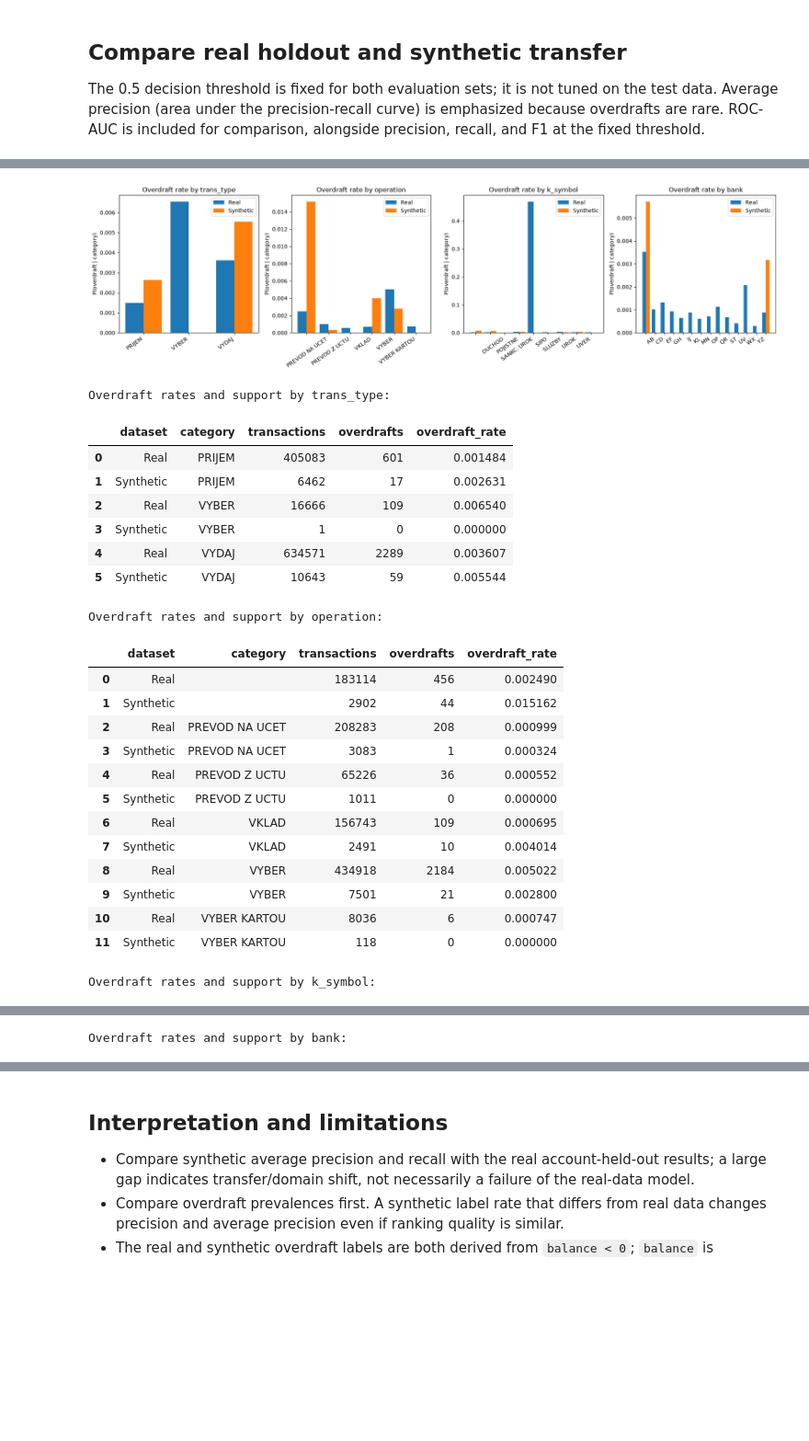
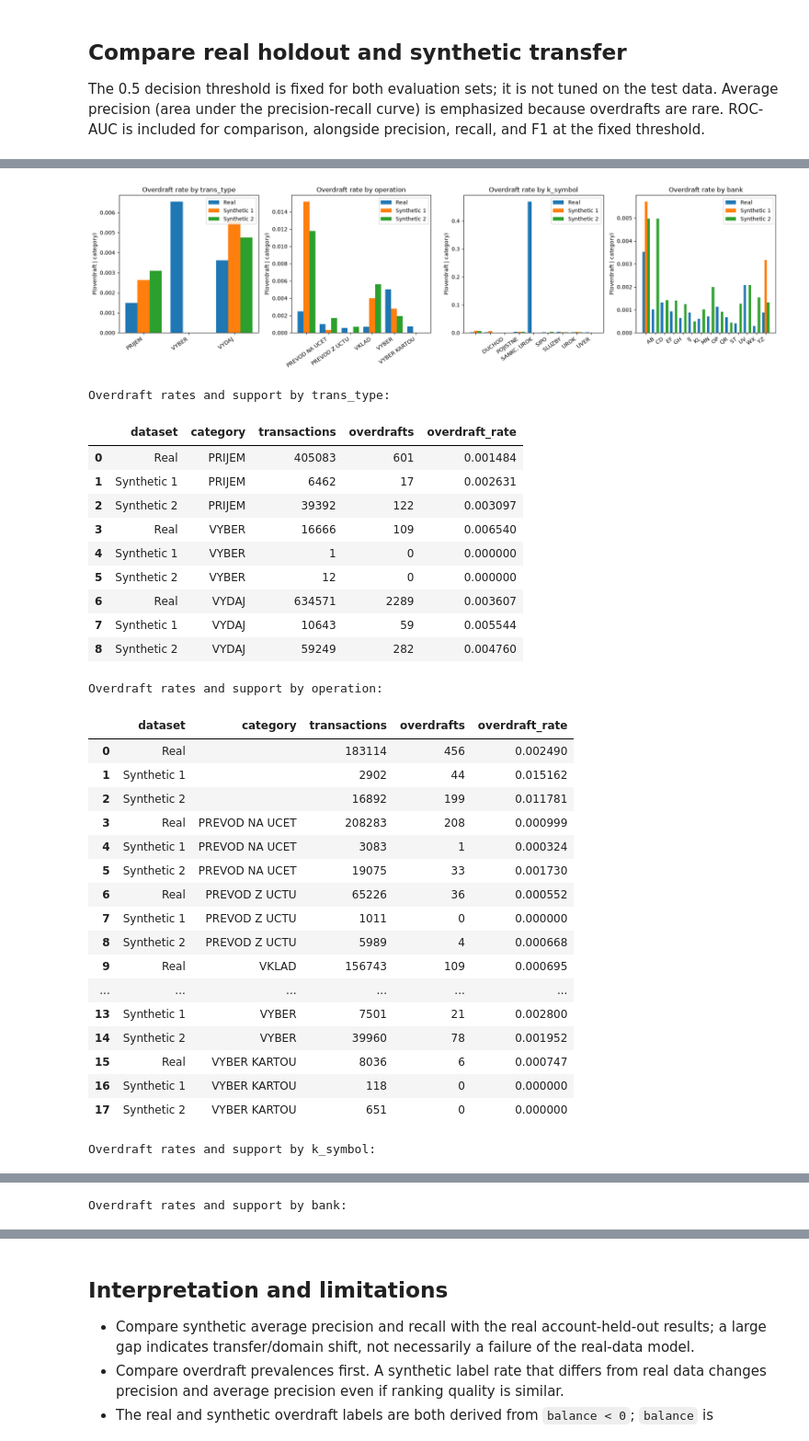
Before and after one commit to arashms/vector-bootcamp-synthetic-data, a Jupyter notebook: implementations/tabular_data/multi_table/anomaly_detection/overdraft_detection.ipynb, the cells around one changed output, grey strips where cells are left out. Shown at 92% size. Drawn from its saved outputs; the diff is of its cells as text; code cells hidden in the pictures; blank space fills up the shorter version.

```diff
--- a/implementations/tabular_data/multi_table/anomaly_detection/overdraft_detection.ipynb
+++ b/implementations/tabular_data/multi_table/anomaly_detection/overdraft_detection.ipynb
@@ -51,19 +51,24 @@ ROOT = find_project_root()
 BERKA_DIR = ROOT / "implementations/tabular_data/multi_table/data/berka"
 RAW_TRANS_PATH = BERKA_DIR / "raw_data/trans.csv"
 ENCODERS_PATH = BERKA_DIR / "label_encoders.pkl"
-SYNTHETIC_TRANS_PATH = (
+SYNTHETIC1_TRANS_PATH = (
     ROOT
     / "implementations/tabular_data/multi_table/results/ClavaDDPM_notebook/trans/synthetic_final/trans_synthetic.csv"
 )
+SYNTHETIC2_TRANS_PATH = (
+    ROOT
+    / "implementations/tabular_data/multi_table/results2/ClavaDDPM_notebook/trans/synthetic_final/trans_synthetic.csv"
+)
 
-for path in (RAW_TRANS_PATH, ENCODERS_PATH, SYNTHETIC_TRANS_PATH):
+for path in (RAW_TRANS_PATH, ENCODERS_PATH, SYNTHETIC1_TRANS_PATH, SYNTHETIC2_TRANS_PATH):
     if not path.is_file():
         raise FileNotFoundError(f"Required dataset/preprocessing artifact not found: {path}")
 
 os.chdir(ROOT)
 print(f"Project root: {ROOT}")
 print(f"Real transactions: {RAW_TRANS_PATH}")
-print(f"Synthetic transactions: {SYNTHETIC_TRANS_PATH}")
+print(f"Synthetic transactions: {SYNTHETIC1_TRANS_PATH}")
+print(f"Synthetic2 transactions: {SYNTHETIC2_TRANS_PATH}")
 # %% [output]
 Project root: /home/coder/synthetic-data-bootcamp
 Real transactions: /home/coder/synthetic-data-bootcamp/implementations/tabular_data/multi_table/data/berka/raw_data/trans.csv
@@ -262,12 +284,14 @@ def evaluate_dataset(name: str, data: pd.DataFrame) -> tuple[dict[str, float], n
     print(confusion_matrix(y_true, predictions, labels=[0, 1]))
     return scores, y_true, probabilities
 
-real_test_scores, y_real_test, p_real_test = evaluate_dataset("Real held-out accounts", real_test)
-synthetic_scores, y_synthetic, p_synthetic = evaluate_dataset("Synthetic transactions", synthetic)
+evaluation_datasets = {"Real held-out": real_test, **synthetic_datasets}
+evaluation_results = {}
+evaluation_scores = {}
+for dataset_name, data in evaluation_datasets.items():
+    scores, y_true, probabilities = evaluate_dataset(dataset_name, data)
+    evaluation_results[dataset_name] = (y_true, probabilities)
+    evaluation_scores[dataset_name] = scores
 
-results = pd.DataFrame(
-    [real_test_scores, synthetic_scores],
-    index=["Real held-out", "Synthetic"],
-).astype({"rows": "int64"})
+results = pd.DataFrame.from_dict(evaluation_scores, orient="index").astype({"rows": "int64"})
 display(results)
 # %% [output]
@@ -294,9 +319,6 @@ Confusion matrix [ [TN, FP], [FN, TP] ]:
 # %%
 fig, ax = plt.subplots(figsize=(7, 5))
-for name, y_true, probabilities in [
-    ("Real held-out", y_real_test, p_real_test),
-    ("Synthetic", y_synthetic, p_synthetic),
-]:
+for name, (y_true, probabilities) in evaluation_results.items():
     precision, recall, _ = precision_recall_curve(y_true, probabilities)
     ax.plot(recall, precision, label=name)
 ax.set(title="Overdraft precision-recall curves", xlabel="Recall", ylabel="Precision")
@@ -369,7 +405,8 @@ categorical_rate_tables = {}
 fig, axes = plt.subplots(1, len(CATEGORICAL_FEATURES), figsize=(18, 5))
 for ax, column in zip(axes, CATEGORICAL_FEATURES, strict=False):
     records = []
-    for dataset_name, data in [("Real", real), ("Synthetic", synthetic)]:
+    datasets_for_rates = {"Real": real, **synthetic_datasets}
+    for dataset_name, data in datasets_for_rates.items():
         group_data = pd.DataFrame(
             {"category": category_labels_for_plot(data, column), TARGET: data[TARGET]},
         )
@@ -378,58 +415,66 @@ for ax, column in zip(axes, CATEGORICAL_FEATURES, strict=False):
             records.append(
                 {
                     "dataset": dataset_name,
                     "category": category,
                     "transactions": int(row["size"]),
                     "overdrafts": int(row["sum"]),
                     "overdraft_rate": float(row["mean"]),
                 },
             )
     rates = pd.DataFrame(records)
     categorical_rate_tables[column] = rates
     categories = sorted(rates["category"].unique())
     x = np.arange(len(categories))
-    width = 0.4
-    for offset, dataset_name in [(-width / 2, "Real"), (width / 2, "Synthetic")]:
+    width = 0.8 / len(datasets_for_rates)
+    for dataset_index, dataset_name in enumerate(datasets_for_rates):
+        offset = (dataset_index - (len(datasets_for_rates) - 1) / 2) * width
         subset = rates[rates["dataset"] == dataset_name].set_index("category")
         ax.bar(
             x + offset,
             [subset["overdraft_rate"].get(category, 0) for category in categories],
             width,
             label=dataset_name,
         )
     ax.set(title=f"Overdraft rate by {column}", ylabel="P(overdraft | category)")
     ax.set_xticks(x, categories, rotation=35, ha="right")
     ax.legend()
 fig.tight_layout()
 plt.show()
 
 for column, rates in categorical_rate_tables.items():
     print(f"Overdraft rates and support by {column}:")
     display(rates.sort_values(["category", "dataset"]).reset_index(drop=True))
 # %% [output]
-[figure, old version]
+[figure, new version]
 Overdraft rates and support by trans_type:
 |  | dataset | category | transactions | overdrafts | overdraft_rate |
 | 0 | Real | PRIJEM | 405083 | 601 | 0.001484 |
-| 1 | Synthetic | PRIJEM | 6462 | 17 | 0.002631 |
-| 2 | Real | VYBER | 16666 | 109 | 0.006540 |
-| 3 | Synthetic | VYBER | 1 | 0 | 0.000000 |
-| 4 | Real | VYDAJ | 634571 | 2289 | 0.003607 |
-| 5 | Synthetic | VYDAJ | 10643 | 59 | 0.005544 |
+| 1 | Synthetic 1 | PRIJEM | 6462 | 17 | 0.002631 |
+| 2 | Synthetic 2 | PRIJEM | 39392 | 122 | 0.003097 |
+| 3 | Real | VYBER | 16666 | 109 | 0.006540 |
+| 4 | Synthetic 1 | VYBER | 1 | 0 | 0.000000 |
+| 5 | Synthetic 2 | VYBER | 12 | 0 | 0.000000 |
+| 6 | Real | VYDAJ | 634571 | 2289 | 0.003607 |
+| 7 | Synthetic 1 | VYDAJ | 10643 | 59 | 0.005544 |
+| 8 | Synthetic 2 | VYDAJ | 59249 | 282 | 0.004760 |
 Overdraft rates and support by operation:
 |  | dataset | category | transactions | overdrafts | overdraft_rate |
 | 0 | Real |  | 183114 | 456 | 0.002490 |
-| 1 | Synthetic |  | 2902 | 44 | 0.015162 |
-| 2 | Real | PREVOD NA UCET | 208283 | 208 | 0.000999 |
-| 3 | Synthetic | PREVOD NA UCET | 3083 | 1 | 0.000324 |
-| 4 | Real | PREVOD Z UCTU | 65226 | 36 | 0.000552 |
-| 5 | Synthetic | PREVOD Z UCTU | 1011 | 0 | 0.000000 |
-| 6 | Real | VKLAD | 156743 | 109 | 0.000695 |
-| 7 | Synthetic | VKLAD | 2491 | 10 | 0.004014 |
-| 8 | Real | VYBER | 434918 | 2184 | 0.005022 |
-| 9 | Synthetic | VYBER | 7501 | 21 | 0.002800 |
-| 10 | Real | VYBER KARTOU | 8036 | 6 | 0.000747 |
-| 11 | Synthetic | VYBER KARTOU | 118 | 0 | 0.000000 |
+| 1 | Synthetic 1 |  | 2902 | 44 | 0.015162 |
+| 2 | Synthetic 2 |  | 16892 | 199 | 0.011781 |
+| 3 | Real | PREVOD NA UCET | 208283 | 208 | 0.000999 |
+| 4 | Synthetic 1 | PREVOD NA UCET | 3083 | 1 | 0.000324 |
+| 5 | Synthetic 2 | PREVOD NA UCET | 19075 | 33 | 0.001730 |
+| 6 | Real | PREVOD Z UCTU | 65226 | 36 | 0.000552 |
+| 7 | Synthetic 1 | PREVOD Z UCTU | 1011 | 0 | 0.000000 |
+| 8 | Synthetic 2 | PREVOD Z UCTU | 5989 | 4 | 0.000668 |
+| 9 | Real | VKLAD | 156743 | 109 | 0.000695 |
+| ... | ... | ... | ... | ... | ... |
+| 13 | Synthetic 1 | VYBER | 7501 | 21 | 0.002800 |
+| 14 | Synthetic 2 | VYBER | 39960 | 78 | 0.001952 |
+| 15 | Real | VYBER KARTOU | 8036 | 6 | 0.000747 |
+| 16 | Synthetic 1 | VYBER KARTOU | 118 | 0 | 0.000000 |
+| 17 | Synthetic 2 | VYBER KARTOU | 651 | 0 | 0.000000 |
 Overdraft rates and support by k_symbol:
 |  | dataset | category | transactions | overdrafts | overdraft_rate |
 | 0 | Real |  | 481881 | 939 | 0.001949 |
```
Also changed, not shown: parts of 11 cells of this notebook, 16 other files.
